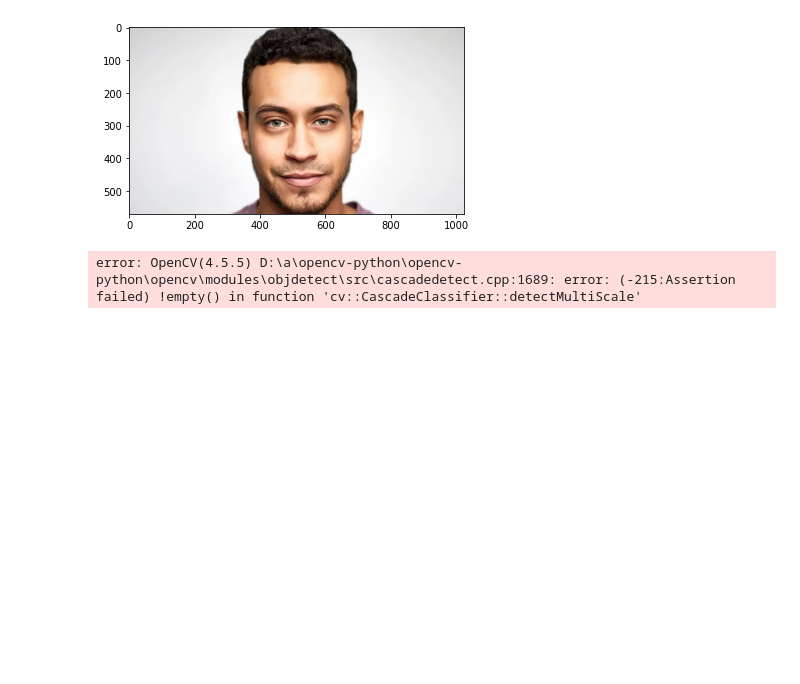
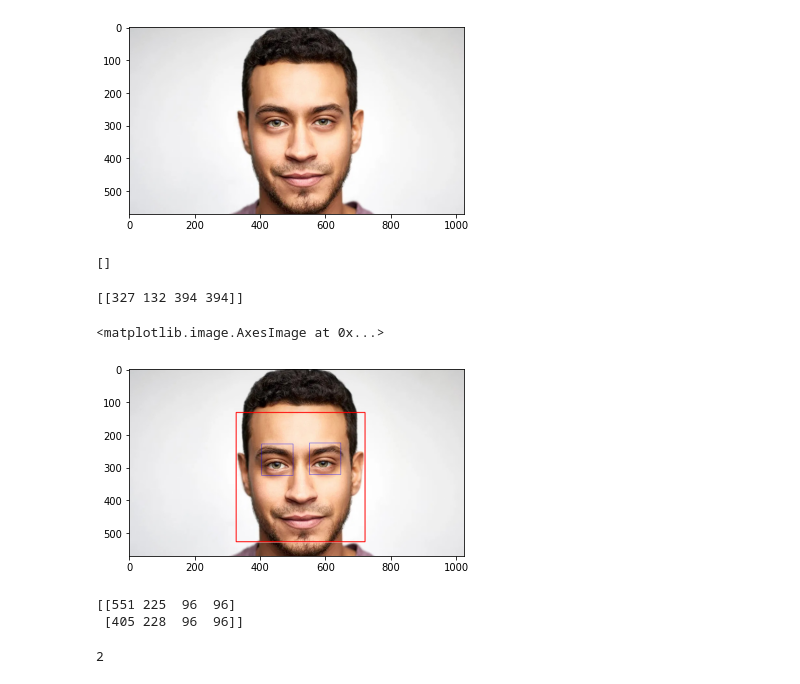
Before and after one commit to g-4-gagan/DrowsinessResearchPractice, a Jupyter notebook: Circular Hough on face.ipynb, the cells around one changed output. Saved outputs shown, nothing was run; the diff lists cells and outputs as text; code cells hidden in the pictures; blank space fills up the shorter version.

```diff
--- a/Circular Hough on face.ipynb
+++ b/Circular Hough on face.ipynb
@@ -13,26 +13,51 @@ plt.imshow(imgMat)
 <matplotlib.image.AxesImage at 0x...>
 [figure]
 # %%
-detector = cv2.CascadeClassifier(cv2.data.haarcascades +"/haar cascade files/haarcascade_frontalface_alt.xml")
-leftEyeDetector = cv2.CascadeClassifier(cv2.data.haarcascades +"/haar cascade files/haarcascade_lefteye_2splits.xml")
+path = r"haar cascade files/haarcascade_lefteye_2splits.xml"
+detector = cv2.CascadeClassifier("haarcascade_frontalface_default.xml")
+leftEyeDetector = cv2.CascadeClassifier(path)
 rightEyeDetector = cv2.CascadeClassifier("/haar cascade files/haarcascade_righteye_2splits.xml")
+# %%
+leftEyeImages = list()
+leftEyeImages
+# %% [output]
+[]
 # %%
-detector.detectMultiScale(img,1.1,5)
+faces = detector.detectMultiScale(img,1.1,5)
+print(faces)
 # grayImg = cv2.cvtColor(img, cv2.COLOR_BGR2GRAY)
-# leftEyes = leftEyeDetector.detectMultiScale(img)
+leftEyes = leftEyeDetector.detectMultiScale(img)
 
-# # print(leftEyes)
-# for leftEye in leftEyes:
-#     x,y,w,h = leftEye
-#     img = cv2.rectangle(imgMat,(x,y),(x+w,y+h),(255,0,0),1)
+
+# print(leftEyes)
+for leftEye in leftEyes:
+    x,y,w,h = leftEye
+    img = cv2.rectangle(imgMat,(x,y),(x+w,y+h),(0,0,255),1)
+#     leftEyeImages.append(imgMat[y:y+h,x:x+w])
 
 
 
-# for face in faces:
-#     x,y,w,h = face
-#     img = cv2.rectangle(imgMat,(x,y),(x+w,y+h),(255,255,255),2)
+for face in faces:
+    x,y,w,h = face
+    img = cv2.rectangle(imgMat,(x,y),(x+w,y+h),(255,0,0),2)
 
-# # cv2.imshow('Face Detection',img
-# plt.imshow(imgMat)
+# cv2.imshow('Face Detection',img)
+plt.imshow(imgMat)
 # %% [output]
-error: OpenCV(4.5.5) D:\a\opencv-python\opencv-python\opencv\modules\objdetect\src\cascadedetect.cpp:1689: error: (-215:Assertion failed) !empty() in function 'cv::CascadeClassifier::detectMultiScale'
+[[327 132 394 394]]
+<matplotlib.image.AxesImage at 0x...>
+[figure, added]
+# %%
+leftEyes = leftEyeDetector.detectMultiScale(img)
+print(leftEyes)
+# %% [output]
+[[551 225  96  96]
+ [405 228  96  96]]
+# %%
+# for leftEye in leftEyes:
+#     x,y,w,h = leftEye
+#     img = cv2.rectangle(imgMat,(x,y),(x+w,y+h),(0,0,255),1)
+#     leftEyeImages.append(imgMat[y:y+h,x:x+w])
+len(leftEyeImages)
+# %% [output]
+2
```
Also changed, not shown: parts of 6 cells of this notebook.
